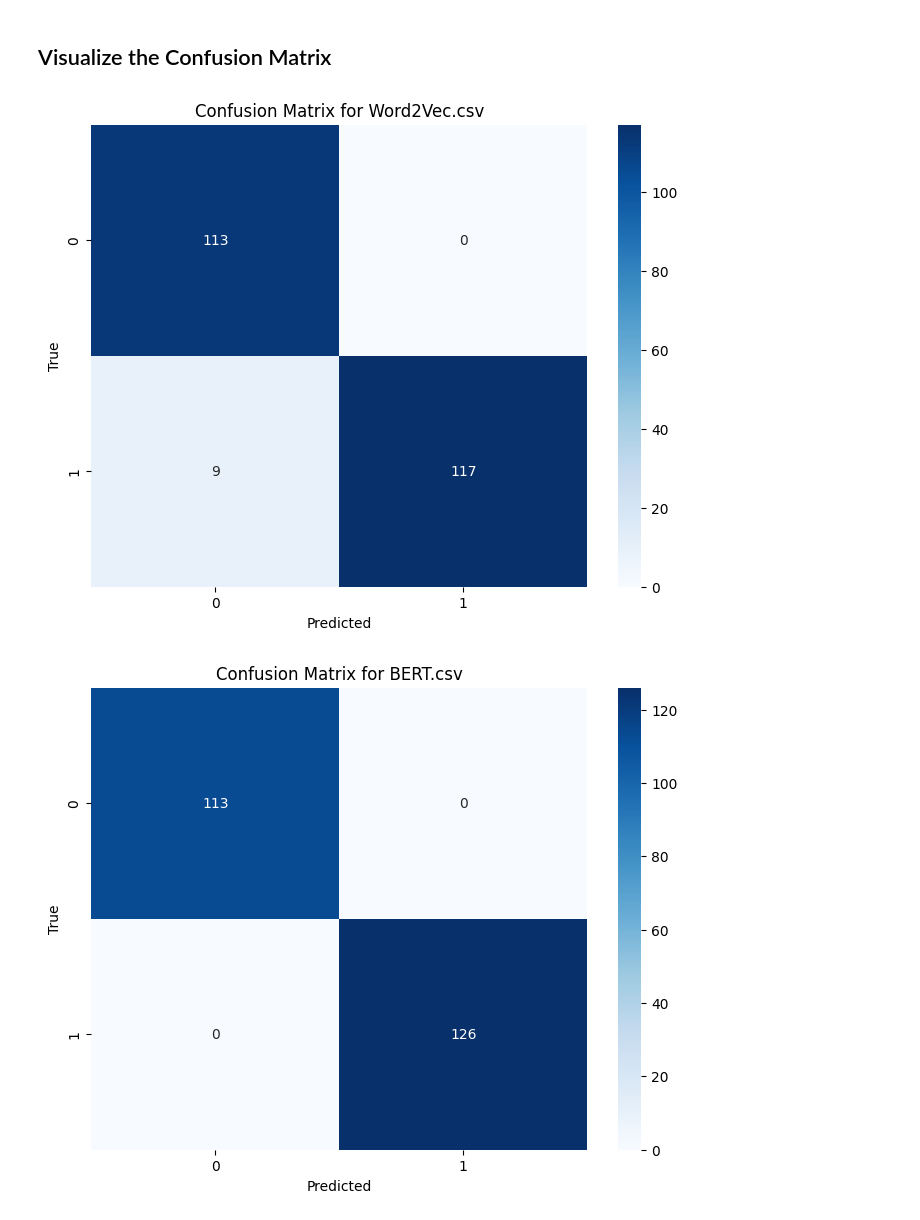
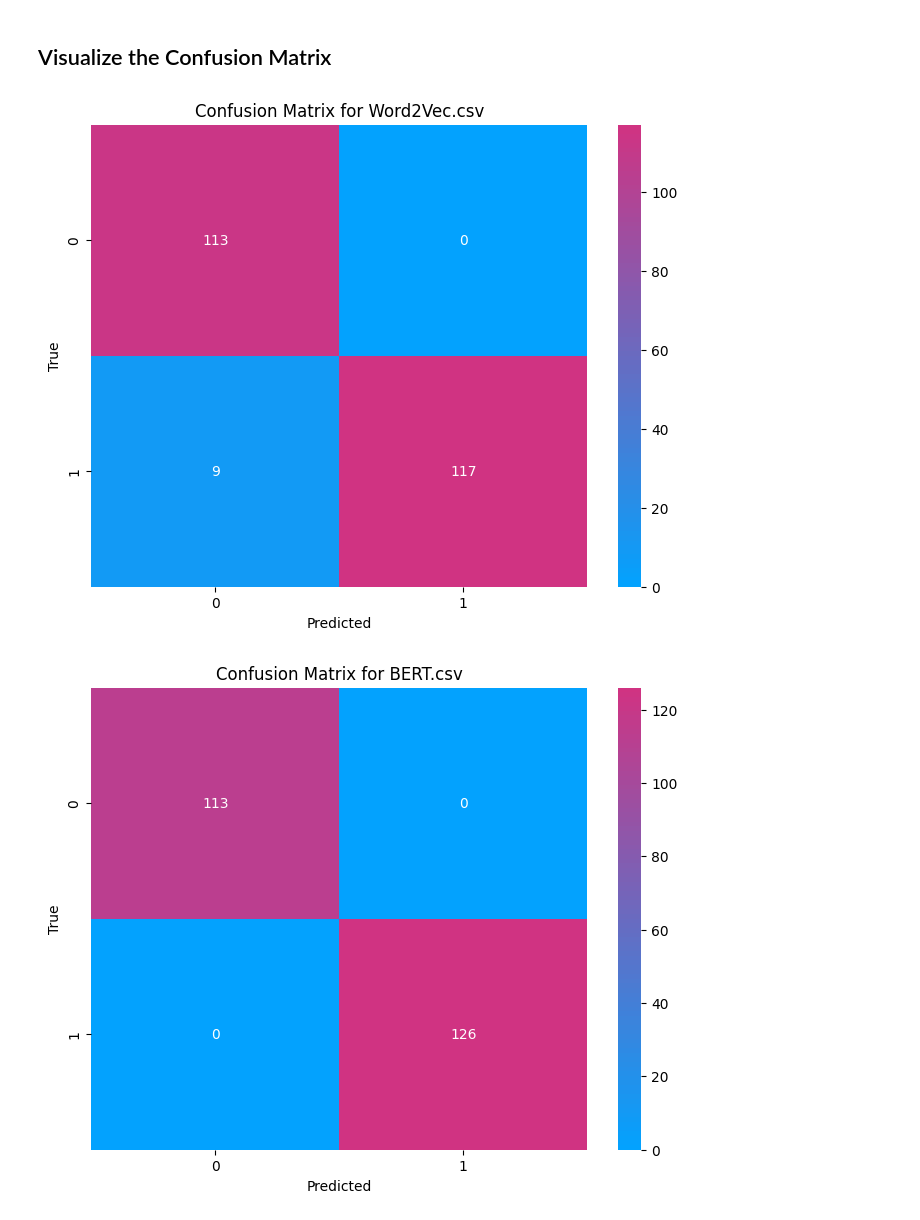
Before and after one commit to Anth-us/semantic-text-classification, a Jupyter notebook: Custom_Classifier.ipynb, the cells around one changed output. Drawn from its saved outputs; the diff is of its cells as text; code cells hidden in the pictures.

```diff
--- a/Custom_Classifier.ipynb
+++ b/Custom_Classifier.ipynb
@@ -373,22 +410,39 @@ plt.show()
 # %% [markdown]
 ## Visualize the Confusion Matrix
 # %%
+import matplotlib.pyplot as plt
+import numpy as np
+import seaborn as sns
+from sklearn.metrics import confusion_matrix
+from matplotlib.colors import LinearSegmentedColormap
+
+# Define custom colors for precision and recall
+precision_color = (0.012, 0.635, 0.996)  # Blue
+recall_color = (0.815, 0.2, 0.51)       # Red
+
+# Create a custom colormap that smoothly transitions from precision to recall color
+colors = [precision_color, recall_color]
+n_bins = 100  # Number of color bins in the gradient
+cmap_name = "custom_gradient_cmap"
+custom_cmap = LinearSegmentedColormap.from_list(cmap_name, colors, N=n_bins)
+
+# Iterate through the models and process actual data
 for filename, model in models.items():
     X_train, X_test, y_train, y_test = train_test_splits[filename]
 
     # Predictions
     y_pred = model.predict(X_test)
 
     # Confusion Matrix
     cm = confusion_matrix(y_test, y_pred)
 
-    # Visualization
+    # Visualization with custom gradient colormap
     plt.figure(figsize=(8, 6))
-    sns.heatmap(cm, annot=True, fmt='d', cmap='Blues')
+    sns.heatmap(cm, annot=True, fmt='d', cmap=custom_cmap)
     plt.title(f"Confusion Matrix for {filename}")
     plt.xlabel('Predicted')
     plt.ylabel('True')
     plt.show()
 # %% [output]
-[figure, old version]
+[figure, new version]
-[figure, old version]
+[figure, new version]
```
Also changed, not shown: parts of 5 cells of this notebook.
